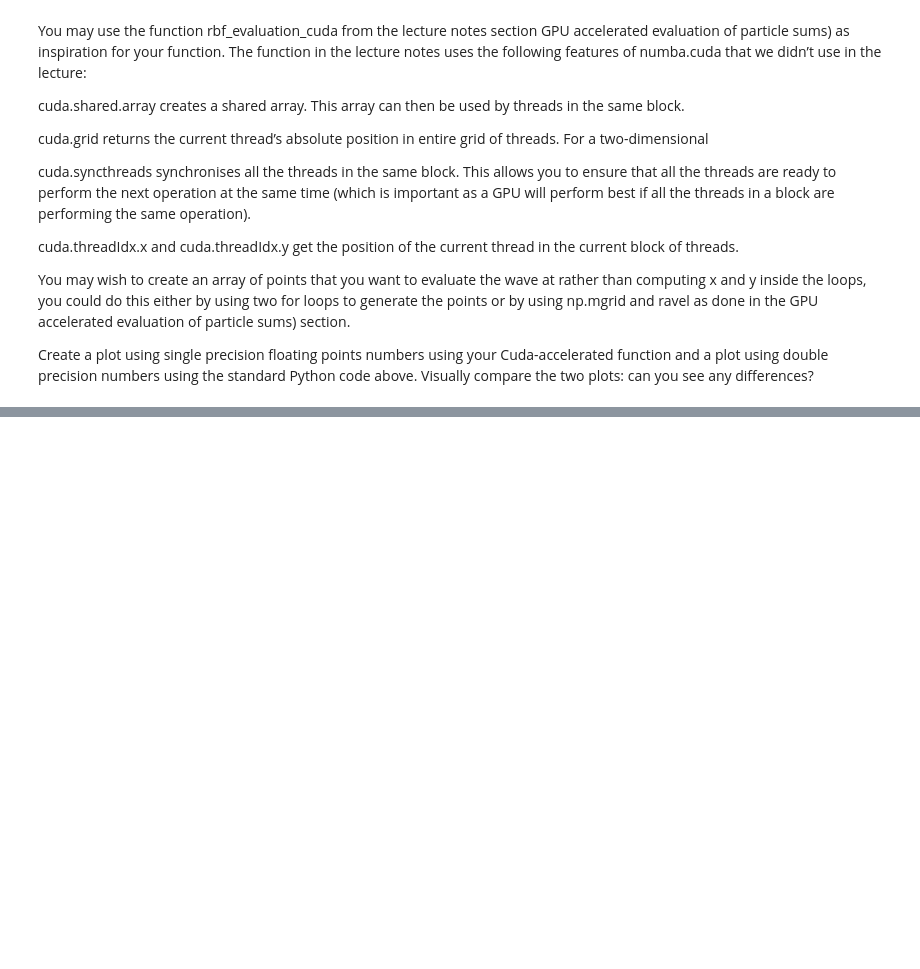
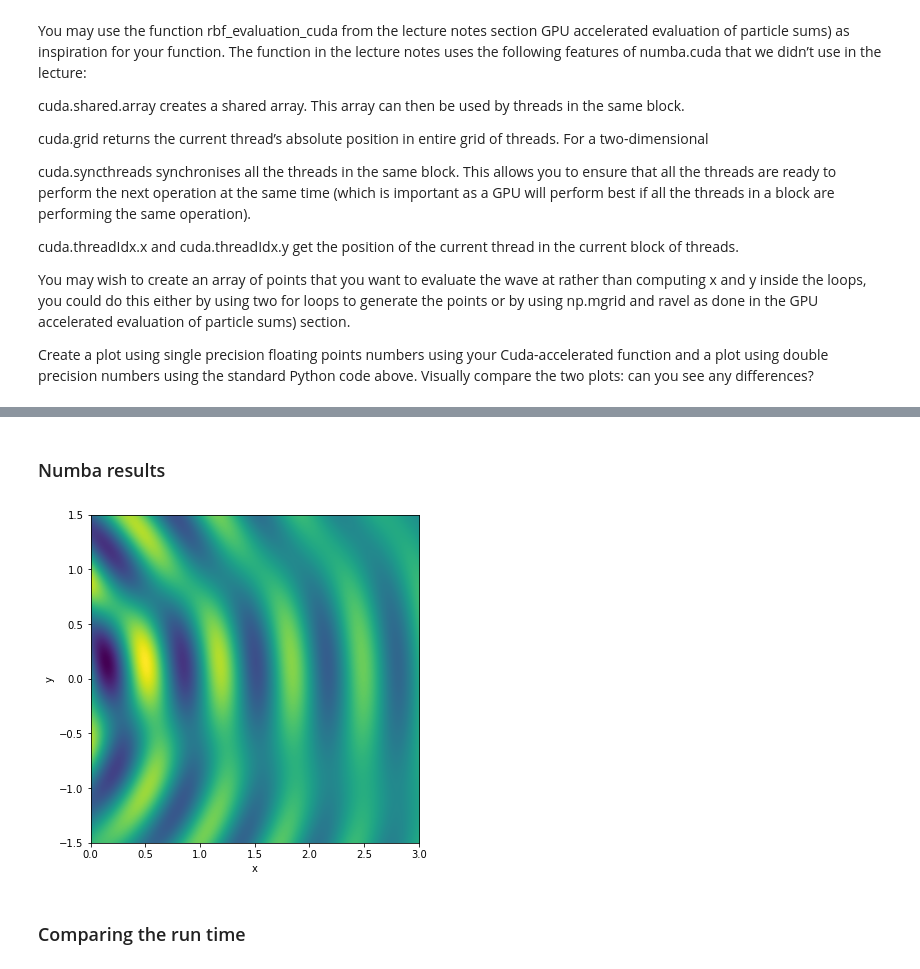
Before and after one commit to jhenderson0/HPC, a Jupyter notebook: Lesson 3/Lesson_3.ipynb, the cells around one changed output, grey strips where cells are left out. Cells and saved outputs as stored; diff of their text form; code cells hidden in the pictures; blank space fills up the shorter version.

```diff
--- a/Lesson 3/Lesson_3.ipynb
+++ b/Lesson 3/Lesson_3.ipynb
@@ -333,0 +351,27 @@ visualize(result, npoints, xmin = 0, xmax = 3, ymin = -1.5, ymax = 1.5)
+# %%
+@numba.njit(parallel=True)
+def egf_numba(sources, targets, magnitudes):
+    """Evaluate the acoustic Green's function"""
+
+
+    #Array to store the value of each coordinate
+    values = np.zeros(len(targets), dtype=np.float64)
+
+    #For each point evaluate the sum of the acoustic Green's function
+    for i in numba.prange(len(targets)):
+
+      v = 0
+      for m, s in zip(magnitudes, sources):
+        v += m * np.cos(k * np.linalg.norm(s - targets[i])) / 4 / np.pi / np.linalg.norm(s - targets[i])
+      values[i] = v
+
+    return values
+# %% [markdown]
+### Numba results
+# %%
+result = egf_numba(sources, targets, magnitudes)
+visualize(result, npoints, xmin = 0, xmax = 3, ymin = -1.5, ymax = 1.5)
+# %% [output]
+[figure, added]
+# %% [markdown]
+### Comparing the run time
```
Also changed, not shown: parts of 6 cells of this notebook.
